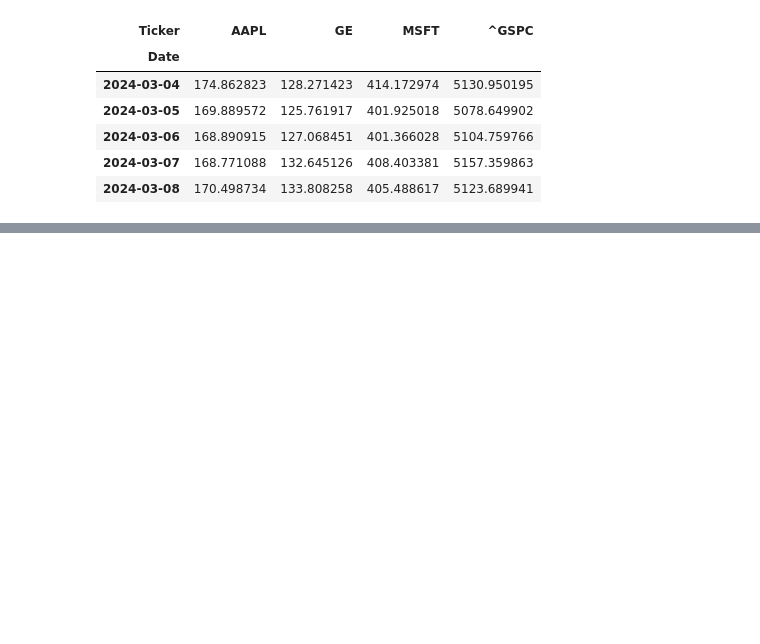
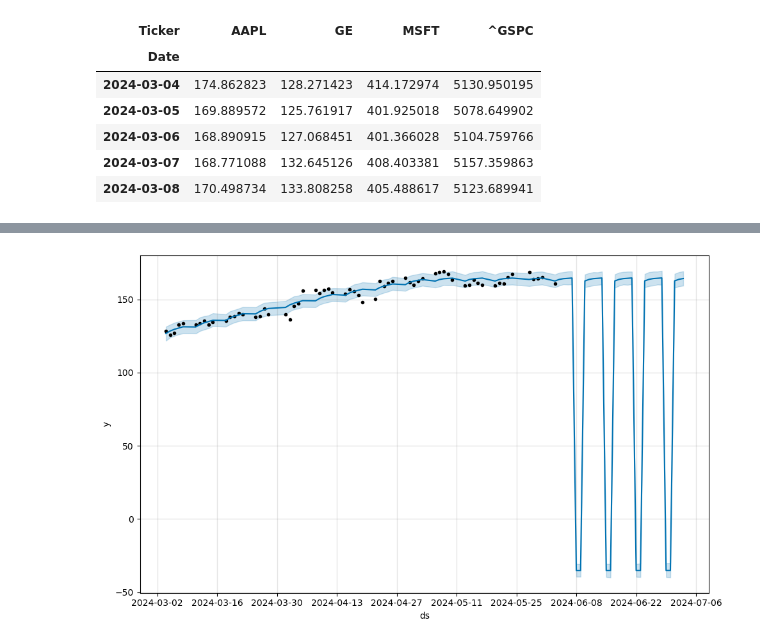
Before and after one commit to jaivrat/pyfin, a Jupyter notebook: 05-predict stock price using facebook pred tool.ipynb, the cells around one changed output, grey strips where cells are left out. Saved outputs shown, nothing was run; the diff lists cells and outputs as text; code cells hidden in the pictures; blank space fills up the shorter version.

```diff
--- a/05-predict stock price using facebook pred tool.ipynb
+++ b/05-predict stock price using facebook pred tool.ipynb
@@ -41,0 +60,2 @@ TypeError: This is a python-holidays entity loader class. For entity inheritance
+# %%
+df[["ds",'y']] = df[["Date", "GE"]]
@@ -41,0 +78,2 @@ TypeError: This is a python-holidays entity loader class. For entity inheritance
+# %%
+model.fit(df[["ds",'y']])
@@ -41,0 +84,2 @@ TypeError: This is a python-holidays entity loader class. For entity inheritance
+# %%
+future = model.make_future_dataframe(periods=30)
@@ -42 +102,8 @@ TypeError: This is a python-holidays entity loader class. For entity inheritance
+# %%
+forecast = model.predict(future)
+# %%
+model.plot(forecast)
+plt.show()
+# %% [output]
+[figure, added]
 # %%
```
Also changed, not shown: parts of 8 cells of this notebook, 1 other file.
